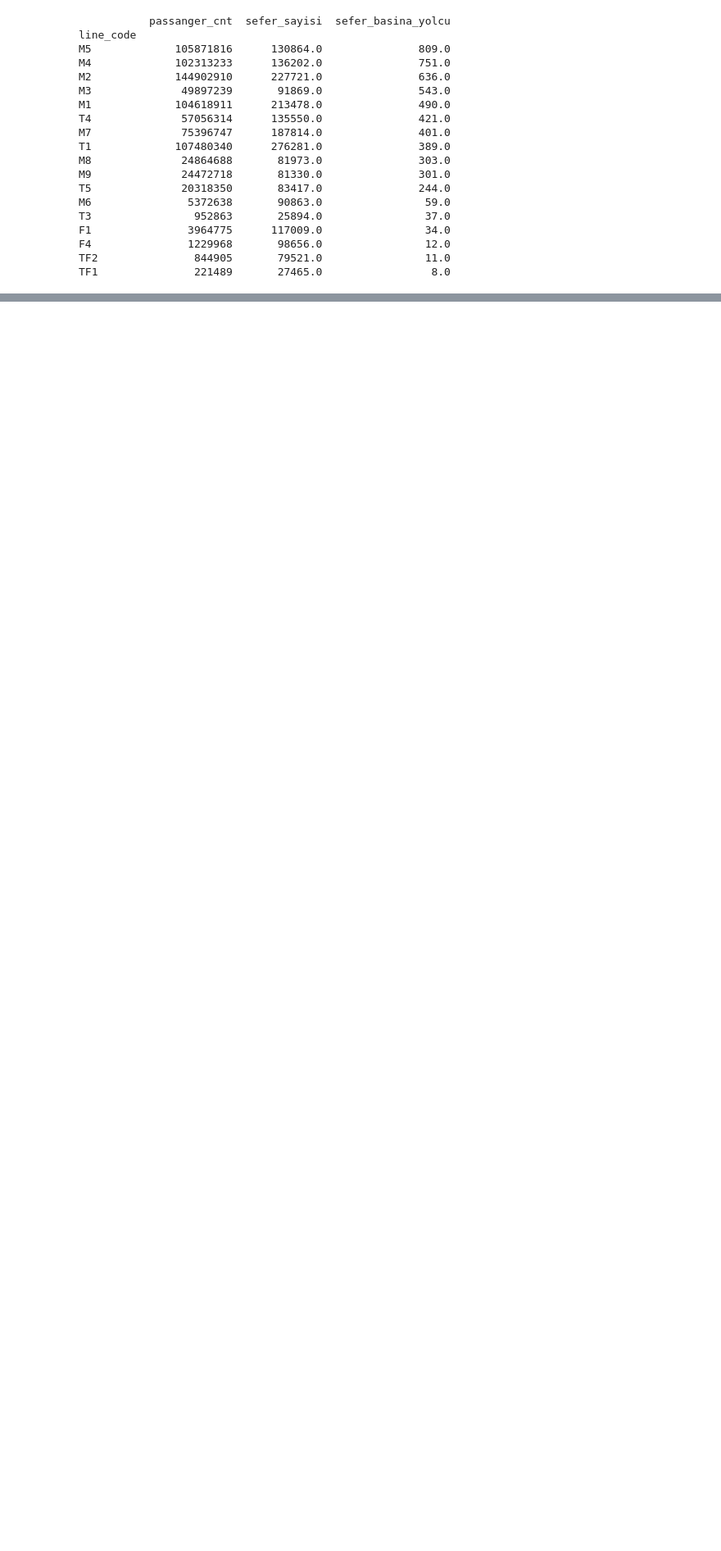
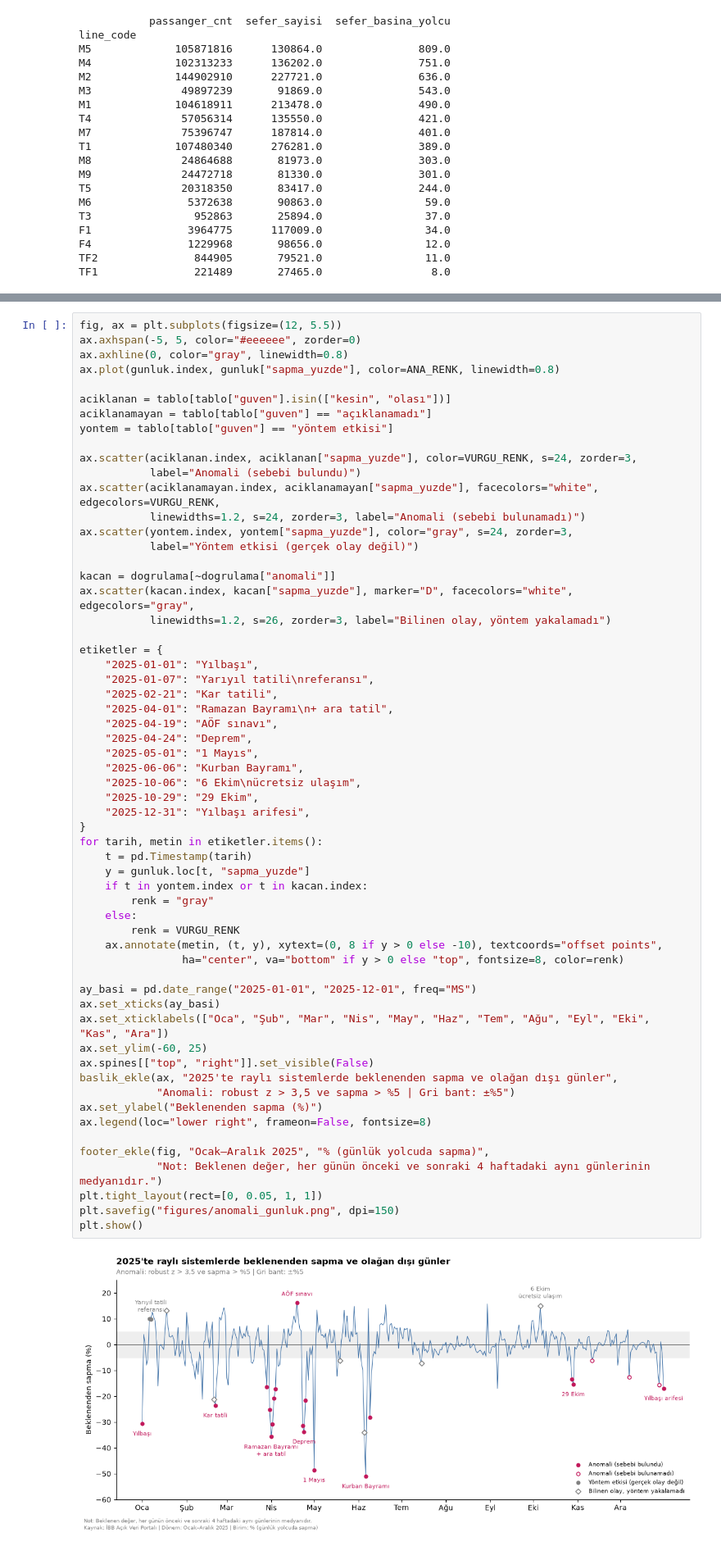
Before and after one commit to IsmailSamiB/-istanbul-rayli-sistemler, a Jupyter notebook: analiz.ipynb, the cells around one changed output, grey strips where cells are left out. Shown at 82% size. Drawn from its saved outputs; the diff is of its cells as text; blank space fills up the shorter version.

```diff
--- a/analiz.ipynb
+++ b/analiz.ipynb
@@ -323,0 +542,61 @@ plt.show()
+# %%
+fig, ax = plt.subplots(figsize=(12, 5.5))
+ax.axhspan(-5, 5, color="#eeeeee", zorder=0)
+ax.axhline(0, color="gray", linewidth=0.8)
+ax.plot(gunluk.index, gunluk["sapma_yuzde"], color=ANA_RENK, linewidth=0.8)
+
+aciklanan = tablo[tablo["guven"].isin(["kesin", "olası"])]
+aciklanamayan = tablo[tablo["guven"] == "açıklanamadı"]
+yontem = tablo[tablo["guven"] == "yöntem etkisi"]
+
+ax.scatter(aciklanan.index, aciklanan["sapma_yuzde"], color=VURGU_RENK, s=24, zorder=3,
+           label="Anomali (sebebi bulundu)")
+ax.scatter(aciklanamayan.index, aciklanamayan["sapma_yuzde"], facecolors="white", edgecolors=VURGU_RENK,
+           linewidths=1.2, s=24, zorder=3, label="Anomali (sebebi bulunamadı)")
+ax.scatter(yontem.index, yontem["sapma_yuzde"], color="gray", s=24, zorder=3,
+           label="Yöntem etkisi (gerçek olay değil)")
+
+kacan = dogrulama[~dogrulama["anomali"]]
+ax.scatter(kacan.index, kacan["sapma_yuzde"], marker="D", facecolors="white", edgecolors="gray",
+           linewidths=1.2, s=26, zorder=3, label="Bilinen olay, yöntem yakalamadı")
+
+etiketler = {
+    "2025-01-01": "Yılbaşı",
+    "2025-01-07": "Yarıyıl tatili\nreferansı",
+    "2025-02-21": "Kar tatili",
+    "2025-04-01": "Ramazan Bayramı\n+ ara tatil",
+    "2025-04-19": "AÖF sınavı",
+    "2025-04-24": "Deprem",
+    "2025-05-01": "1 Mayıs",
+    "2025-06-06": "Kurban Bayramı",
+    "2025-10-06": "6 Ekim\nücretsiz ulaşım",
+    "2025-10-29": "29 Ekim",
+    "2025-12-31": "Yılbaşı arifesi",
+}
+for tarih, metin in etiketler.items():
+    t = pd.Timestamp(tarih)
+    y = gunluk.loc[t, "sapma_yuzde"]
+    if t in yontem.index or t in kacan.index:
+        renk = "gray"
+    else:
+        renk = VURGU_RENK
+    ax.annotate(metin, (t, y), xytext=(0, 8 if y > 0 else -10), textcoords="offset points",
+                ha="center", va="bottom" if y > 0 else "top", fontsize=8, color=renk)
+
+ay_basi = pd.date_range("2025-01-01", "2025-12-01", freq="MS")
+ax.set_xticks(ay_basi)
+ax.set_xticklabels(["Oca", "Şub", "Mar", "Nis", "May", "Haz", "Tem", "Ağu", "Eyl", "Eki", "Kas", "Ara"])
+ax.set_ylim(-60, 25)
+ax.spines[["top", "right"]].set_visible(False)
+baslik_ekle(ax, "2025'te raylı sistemlerde beklenenden sapma ve olağan dışı günler",
+            "Anomali: robust z > 3,5 ve sapma > %5 | Gri bant: ±%5")
+ax.set_ylabel("Beklenenden sapma (%)")
+ax.legend(loc="lower right", frameon=False, fontsize=8)
+
+footer_ekle(fig, "Ocak–Aralık 2025", "% (günlük yolcuda sapma)",
+            "Not: Beklenen değer, her günün önceki ve sonraki 4 haftadaki aynı günlerinin medyanıdır.")
+plt.tight_layout(rect=[0, 0.05, 1, 1])
+plt.savefig("figures/anomali_gunluk.png", dpi=150)
+plt.show()
+# %% [output]
+[figure, added]
```
Also changed, not shown: parts of 45 cells of this notebook, 5 other files.
